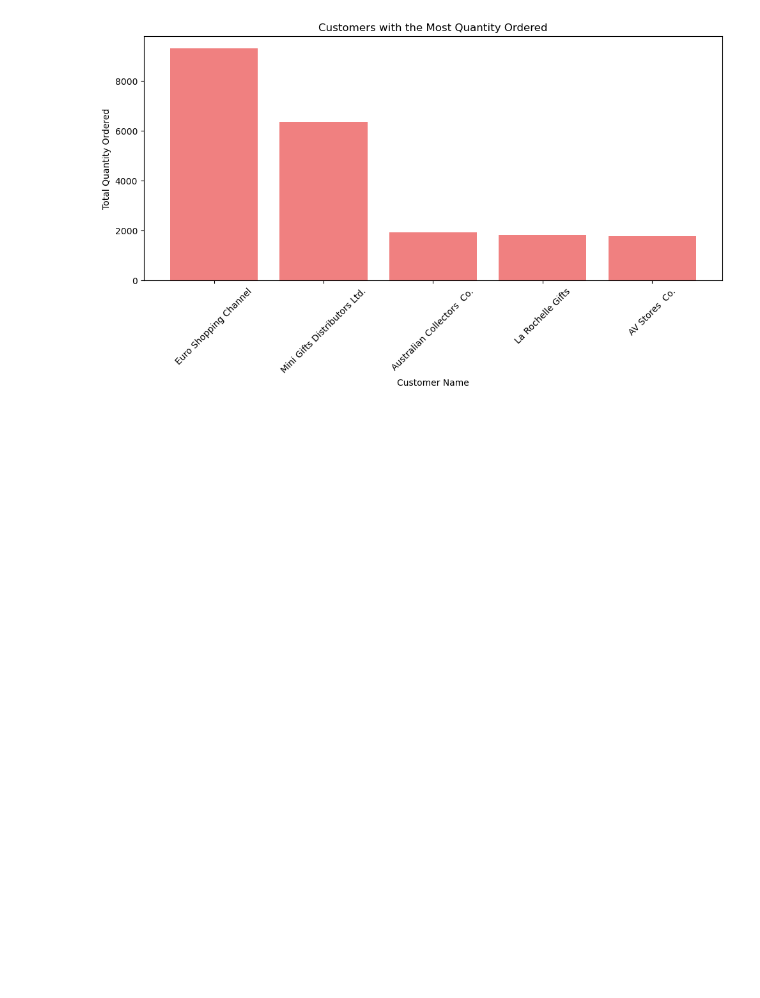
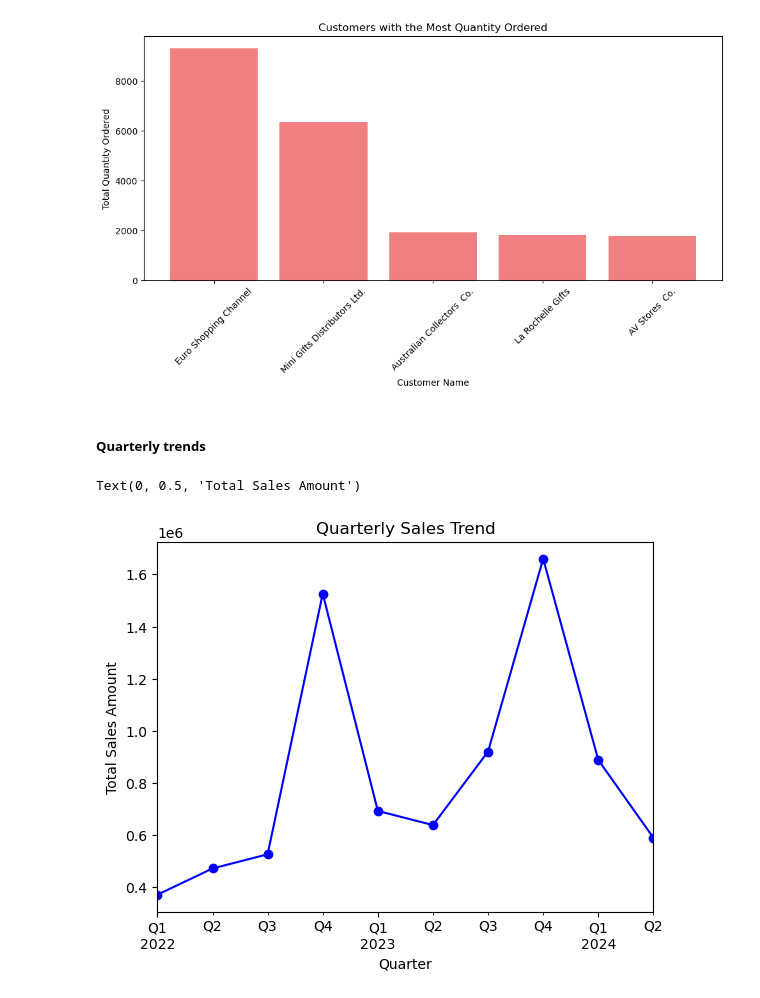
Before and after one commit to OjuokOchi/TOY-SALES-ANALYTICS, a Jupyter notebook: index.ipynb, the cells around one changed output. Drawn from its saved outputs; the diff is of its cells as text; code cells hidden in the pictures; blank space fills up the shorter version.

```diff
--- a/index.ipynb
+++ b/index.ipynb
@@ -12,7 +12,7 @@ import seaborn as sns
 ### Loading data
 # %%
 # loading data
-path = r'C:\Users\Hp\Documents\Capstone\TOY-SALES-ANALYTICS\Data\Salesdata (1).xlsx'
+path = r"C:\Users\User\OneDrive\Desktop\TOY SALES\TOY-SALES-ANALYTICS\Data\Salesdata (1).xlsx"
 excel_df = pd.ExcelFile(path)
 print(excel_df.sheet_names) #listing all the excel sheets
 # %% [output]
@@ -723,3 +714,17 @@ plt.tight_layout()
 plt.show()
 # %% [output]
 [figure]
+# %% [markdown]
+##### Quarterly trends
+# %%
+plt.subplot(1, 1, 1)
+sales['Date'] = pd.to_datetime(sales['Date'])
+sales['Quarter'] = sales['Date'].dt.to_period("Q")
+quarterly_sales = sales.groupby('Quarter')['TotalSalesAmount'].sum()
+quarterly_sales.plot(kind='line', marker='o', color='b')
+plt.title("Quarterly Sales Trend")
+plt.xlabel("Quarter")
+plt.ylabel("Total Sales Amount")
+# %% [output]
+Text(0, 0.5, 'Total Sales Amount')
+[figure, added]
```
Also changed, not shown: parts of 7 cells of this notebook.
